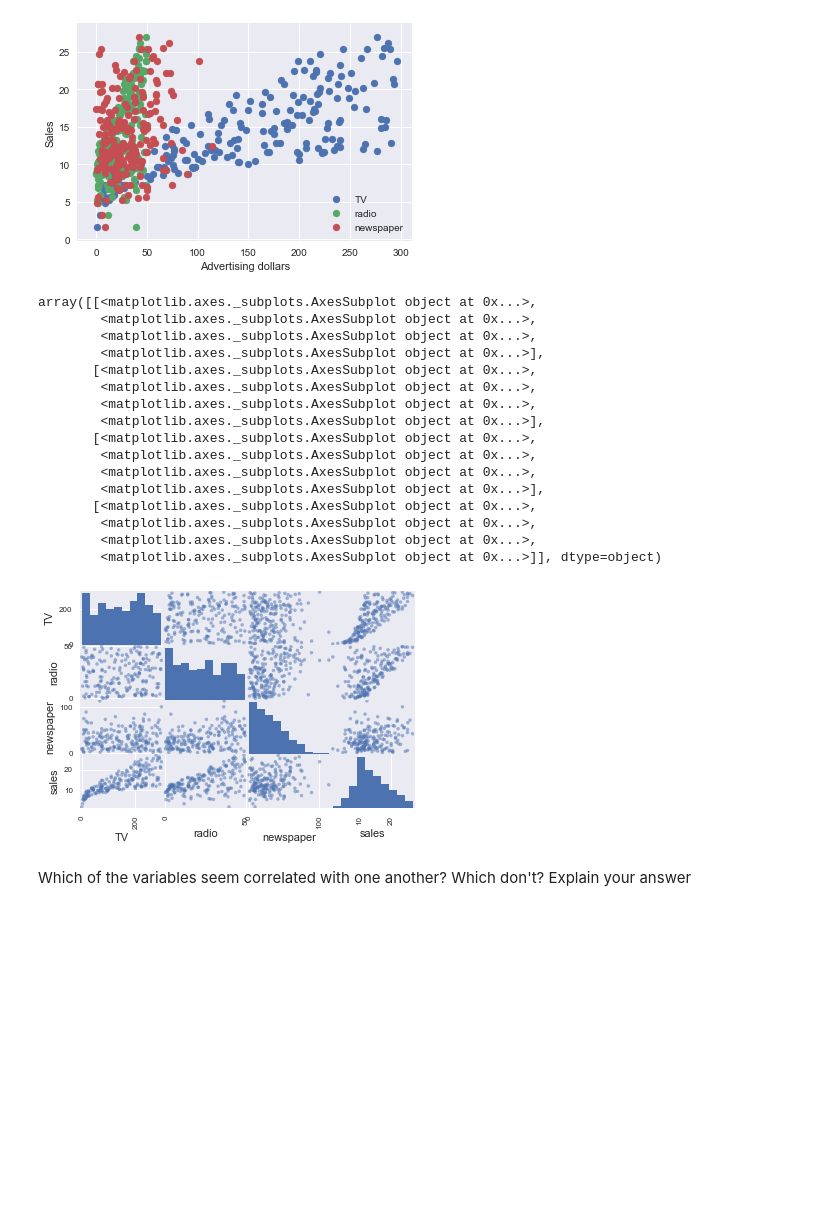
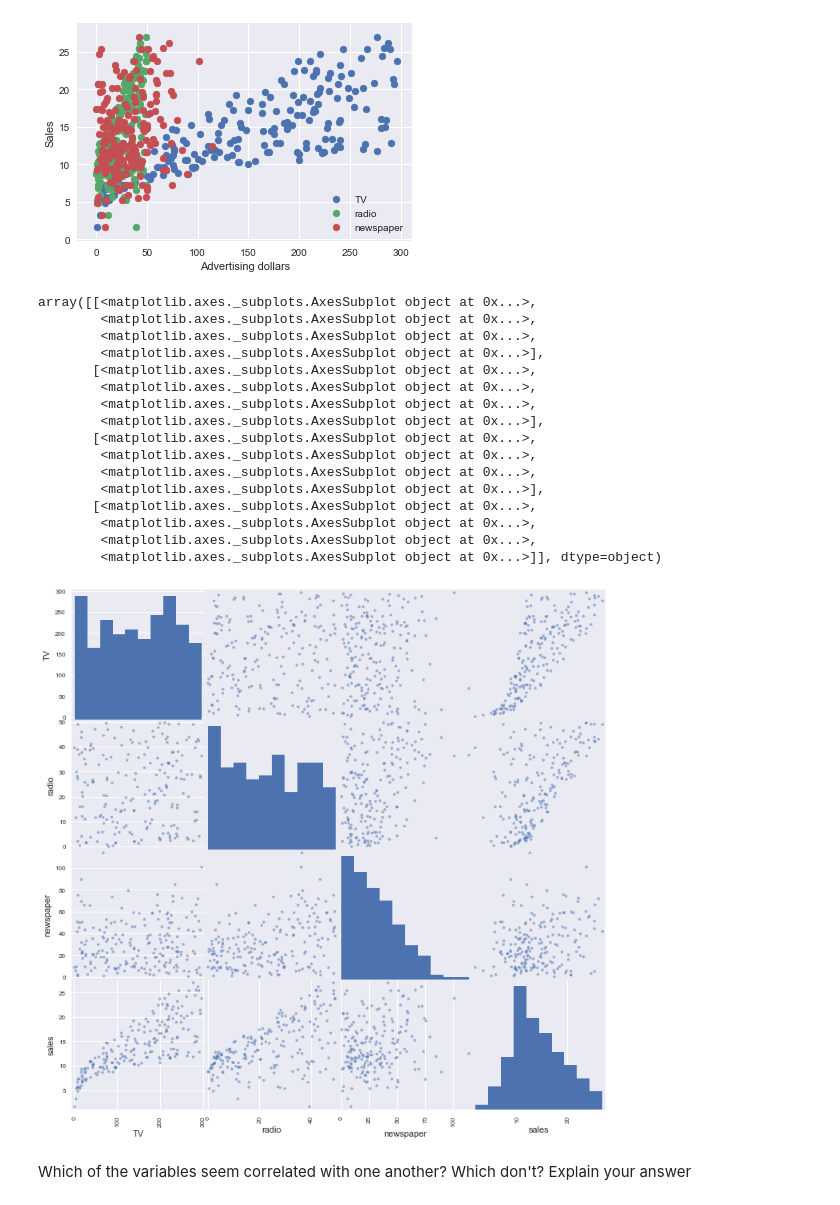
Before and after one commit to Columbia-Intro-Data-Science/python-introduction-kj2431, a Jupyter notebook: Homework1-kj2431.ipynb, the cells around one changed output. Saved outputs shown, nothing was run; the diff lists cells and outputs as text; code cells hidden in the pictures; blank space fills up the shorter version.

```diff
--- a/Homework1-kj2431.ipynb
+++ b/Homework1-kj2431.ipynb
@@ -106,26 +106,26 @@ plt.legend(loc='lower right');
 # %%
 
 from pandas.plotting import scatter_matrix
 #scatter_matrix(df, alpha=0.5, figsize=(4, 4), diagonal='kde')
-scatter_matrix(df)
+scatter_matrix(df,figsize=(12,12))
 # %% [output]
 array([[<matplotlib.axes._subplots.AxesSubplot object at 0x...>,
         <matplotlib.axes._subplots.AxesSubplot object at 0x...>,
         <matplotlib.axes._subplots.AxesSubplot object at 0x...>,
         <matplotlib.axes._subplots.AxesSubplot object at 0x...>],
        [<matplotlib.axes._subplots.AxesSubplot object at 0x...>,
         <matplotlib.axes._subplots.AxesSubplot object at 0x...>,
         <matplotlib.axes._subplots.AxesSubplot object at 0x...>,
         <matplotlib.axes._subplots.AxesSubplot object at 0x...>],
        [<matplotlib.axes._subplots.AxesSubplot object at 0x...>,
         <matplotlib.axes._subplots.AxesSubplot object at 0x...>,
         <matplotlib.axes._subplots.AxesSubplot object at 0x...>,
         <matplotlib.axes._subplots.AxesSubplot object at 0x...>],
        [<matplotlib.axes._subplots.AxesSubplot object at 0x...>,
         <matplotlib.axes._subplots.AxesSubplot object at 0x...>,
         <matplotlib.axes._subplots.AxesSubplot object at 0x...>,
         <matplotlib.axes._subplots.AxesSubplot object at 0x...>]], dtype=object)
-[figure, old version]
+[figure, new version]
 # %% [markdown]
 Which of the variables seem correlated with one another? Which don't? Explain your answer
 # %% [markdown]
```
Also changed, not shown: parts of 1 cell of this notebook.
